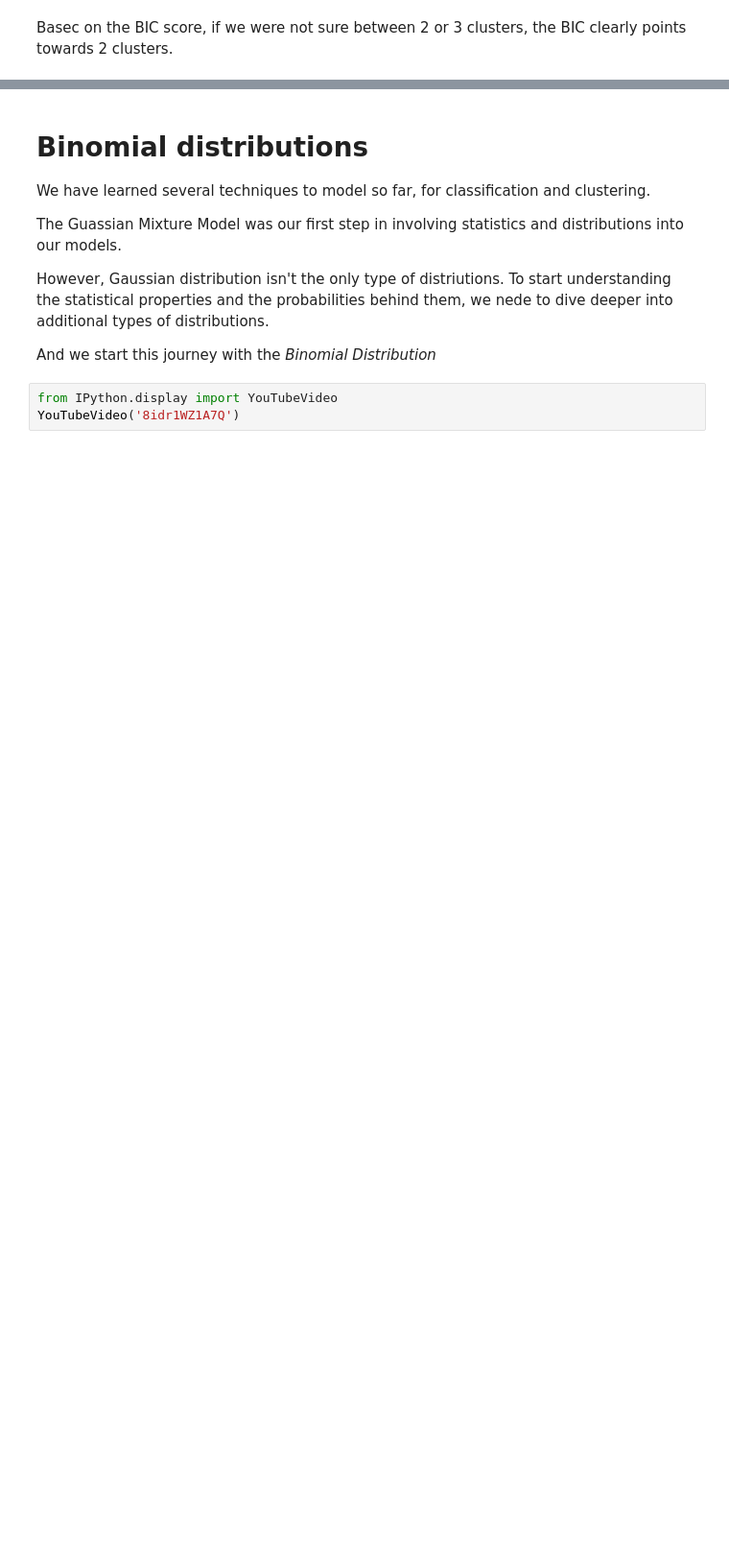
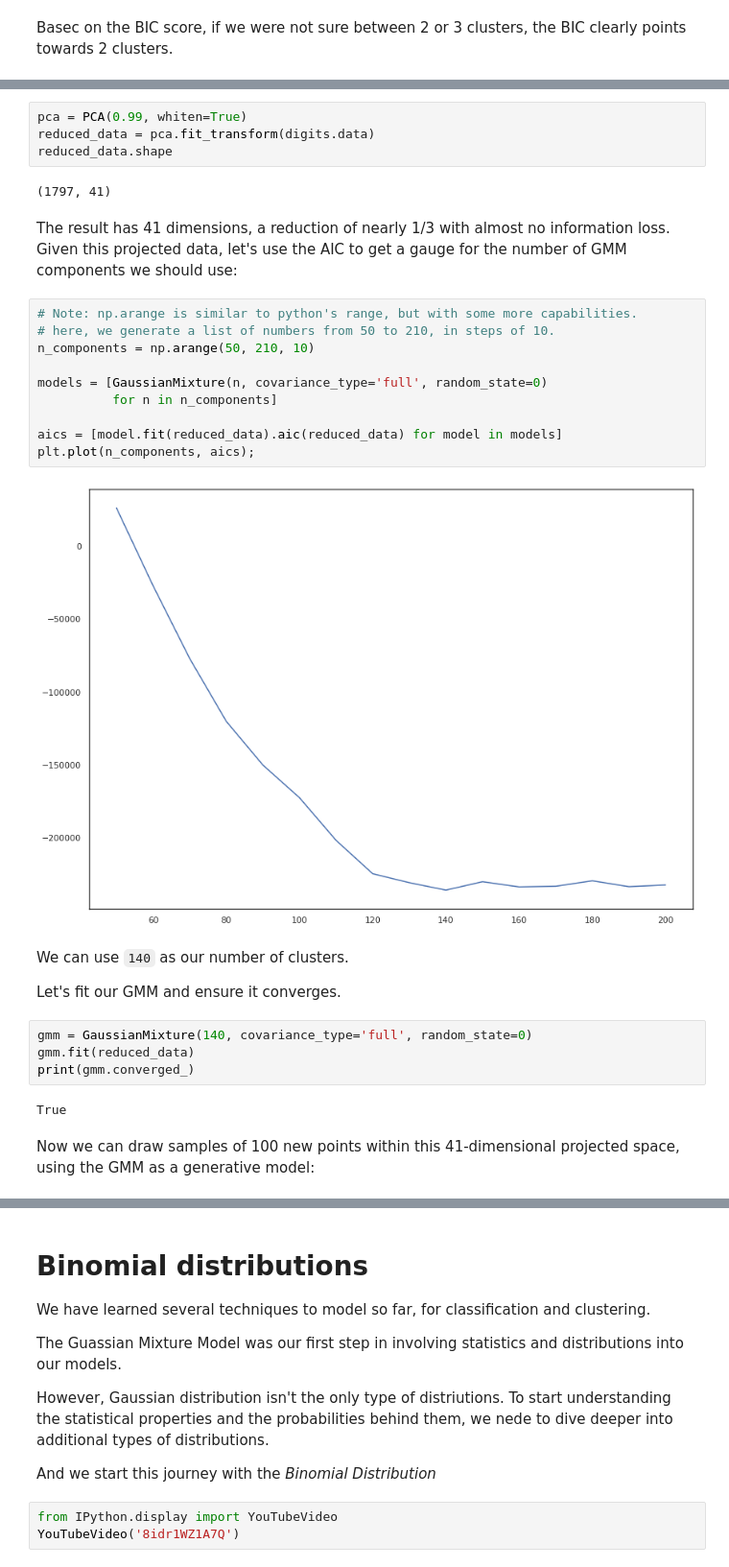
Before and after one commit to liadmagen/Modeling_course, a Jupyter notebook: exercises_notebooks/03_GMM.ipynb, the cells around one changed output, grey strips where cells are left out. Shown at 96% size. Drawn from its saved outputs; the diff is of its cells as text; blank space fills up the shorter version.

```diff
--- a/exercises_notebooks/03_GMM.ipynb
+++ b/exercises_notebooks/03_GMM.ipynb
@@ -356,0 +409,32 @@ Basec on the BIC score, if we were not sure between 2 or 3 clusters, the BIC cle
+# %%
+pca = PCA(0.99, whiten=True)
+reduced_data = pca.fit_transform(digits.data)
+reduced_data.shape
+# %% [output]
+(1797, 41)
+# %% [markdown]
+The result has 41 dimensions, a reduction of nearly 1/3 with almost no information loss. Given this projected data, let's use the AIC to get a gauge for the number of GMM components we should use:
+# %%
+# Note: np.arange is similar to python's range, but with some more capabilities.
+# here, we generate a list of numbers from 50 to 210, in steps of 10.
+n_components = np.arange(50, 210, 10)
+
+models = [GaussianMixture(n, covariance_type='full', random_state=0)
+          for n in n_components]
+
+aics = [model.fit(reduced_data).aic(reduced_data) for model in models]
+plt.plot(n_components, aics);
+# %% [output]
+[figure, added]
+# %% [markdown]
+We can use `140` as our number of clusters.
+
+Let's fit our GMM and ensure it converges.
+# %%
+gmm = GaussianMixture(140, covariance_type='full', random_state=0)
+gmm.fit(reduced_data)
+print(gmm.converged_)
+# %% [output]
+True
+# %% [markdown]
+Now we can draw samples of 100 new points within this 41-dimensional projected space, using the GMM as a generative model:
```
Also changed, not shown: parts of 21 cells of this notebook.
